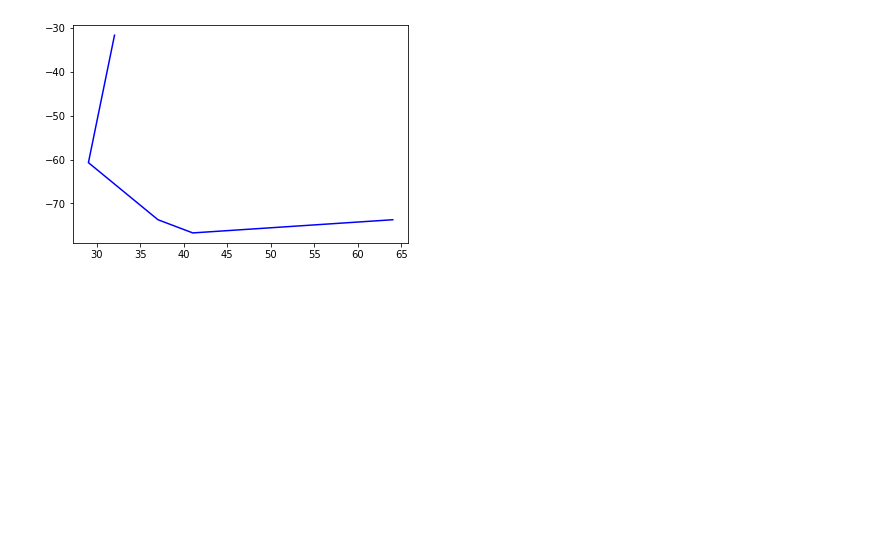
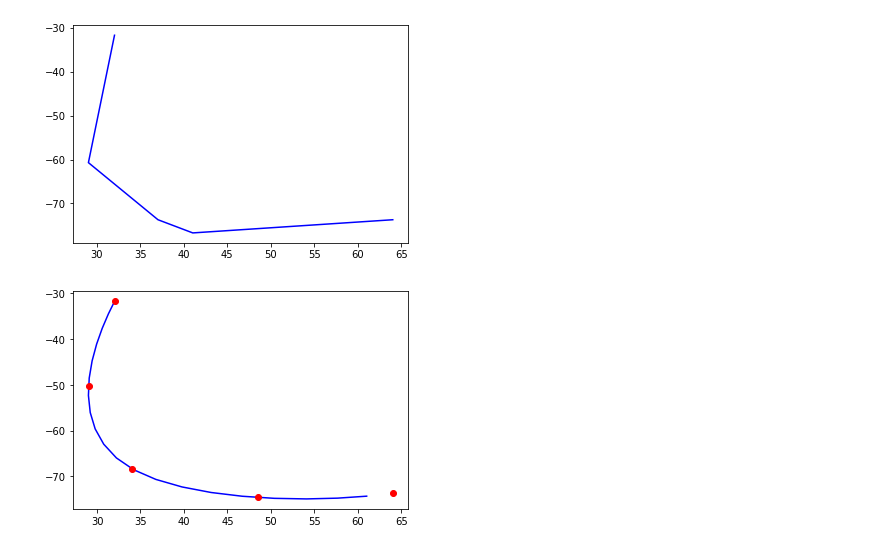
Before and after one commit to SomTambe/omniglot-bcs, a Jupyter notebook: own_model_bcs.ipynb, the cells around one changed output. Saved outputs shown, nothing was run; the diff lists cells and outputs as text; code cells hidden in the pictures; blank space fills up the shorter version.

```diff
--- a/own_model_bcs.ipynb
+++ b/own_model_bcs.ipynb
@@ -135,3 +135,17 @@ plt.plot(sp[:,[0]],sp[:,[1]],'b')
 plt.show()
 # %% [output]
 [figure]
+# %%
+# Method 1
+tck, u = interpolate.splprep([x.reshape(-1), y.reshape(-1)], s=0) #
+unew = numpy.arange(0,1.1,0.25) #
+out = interpolate.splev(unew, tck)#
+xn, yn = out[0], out[1] #
+tck, u = interpolate.splprep([xn, yn], s=0)
+unew2 = numpy.arange(0,1,0.05)
+out2 = interpolate.splev(unew2, tck)
+plt.plot(out2[0],out2[1],'b')
+plt.plot(xn,yn,'ro')
+plt.show()
+# %% [output]
+[figure, added]
```
Also changed, not shown: parts of 3 cells of this notebook.
